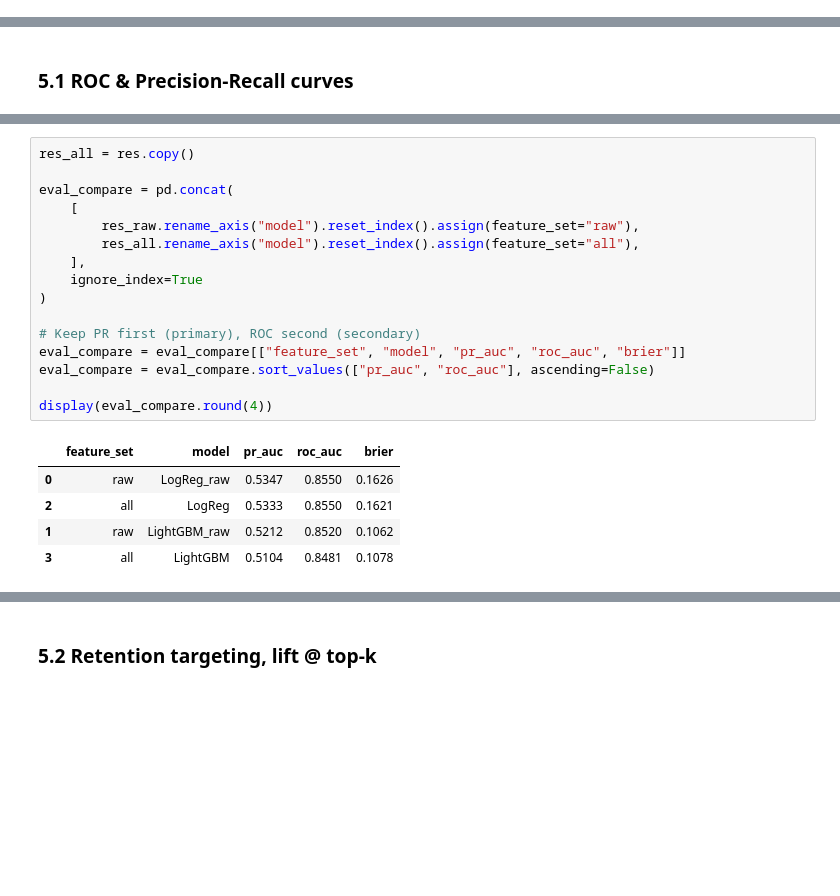
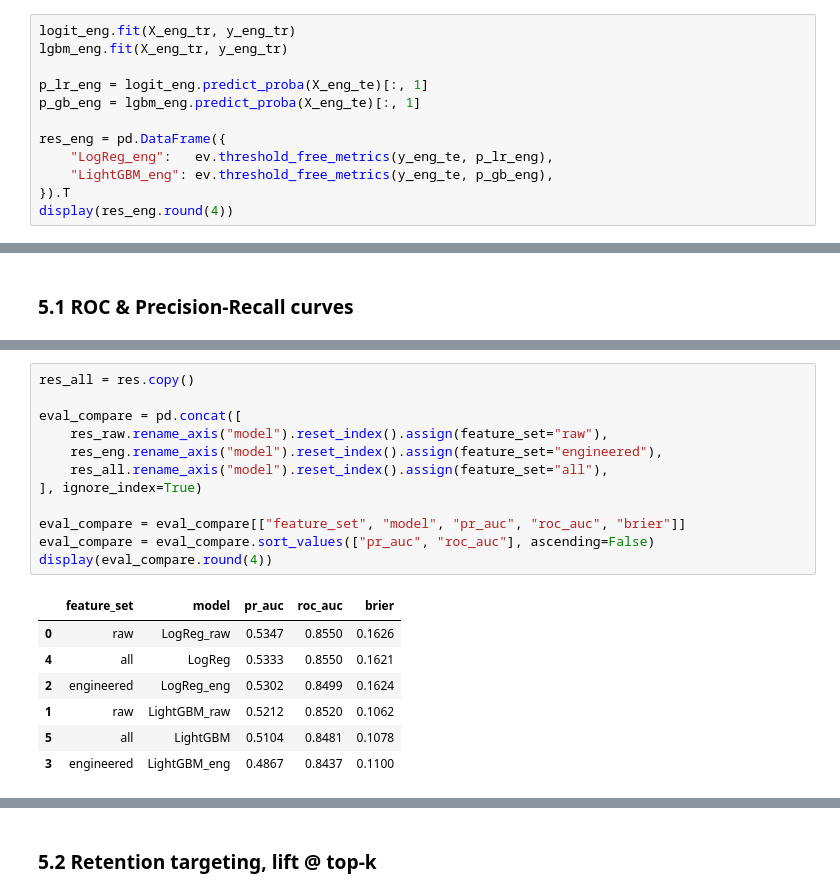
Before and after one commit to kosmisa/Churn_Model, a Jupyter notebook: RND/Analysis.ipynb, the cells around one changed output, grey strips where cells are left out. Cells and saved outputs as stored; diff of their text form; blank space fills up the shorter version.

```diff
--- a/RND/Analysis.ipynb
+++ b/RND/Analysis.ipynb
@@ -625,0 +667,12 @@ display(res_raw.round(4))
+# %%
+logit_eng.fit(X_eng_tr, y_eng_tr)
+lgbm_eng.fit(X_eng_tr, y_eng_tr)
+
+p_lr_eng = logit_eng.predict_proba(X_eng_te)[:, 1]
+p_gb_eng = lgbm_eng.predict_proba(X_eng_te)[:, 1]
+
+res_eng = pd.DataFrame({
+    "LogReg_eng":   ev.threshold_free_metrics(y_eng_te, p_lr_eng),
+    "LightGBM_eng": ev.threshold_free_metrics(y_eng_te, p_gb_eng),
+}).T
+display(res_eng.round(4))
@@ -665,22 +807,20 @@ plt.show()
 # %%
 res_all = res.copy()
 
-eval_compare = pd.concat(
-    [
-        res_raw.rename_axis("model").reset_index().assign(feature_set="raw"),
-        res_all.rename_axis("model").reset_index().assign(feature_set="all"),
-    ],
-    ignore_index=True
-)
+eval_compare = pd.concat([
+    res_raw.rename_axis("model").reset_index().assign(feature_set="raw"),
+    res_eng.rename_axis("model").reset_index().assign(feature_set="engineered"),
+    res_all.rename_axis("model").reset_index().assign(feature_set="all"),
+], ignore_index=True)
 
-# Keep PR first (primary), ROC second (secondary)
 eval_compare = eval_compare[["feature_set", "model", "pr_auc", "roc_auc", "brier"]]
 eval_compare = eval_compare.sort_values(["pr_auc", "roc_auc"], ascending=False)
-
 display(eval_compare.round(4))
 # %% [output]
 |  | feature_set | model | pr_auc | roc_auc | brier |
 | 0 | raw | LogReg_raw | 0.5347 | 0.8550 | 0.1626 |
-| 2 | all | LogReg | 0.5333 | 0.8550 | 0.1621 |
+| 4 | all | LogReg | 0.5333 | 0.8550 | 0.1621 |
+| 2 | engineered | LogReg_eng | 0.5302 | 0.8499 | 0.1624 |
 | 1 | raw | LightGBM_raw | 0.5212 | 0.8520 | 0.1062 |
-| 3 | all | LightGBM | 0.5104 | 0.8481 | 0.1078 |
+| 5 | all | LightGBM | 0.5104 | 0.8481 | 0.1078 |
+| 3 | engineered | LightGBM_eng | 0.4867 | 0.8437 | 0.1100 |
```
Also changed, not shown: parts of 30 cells of this notebook, 1 other file.
